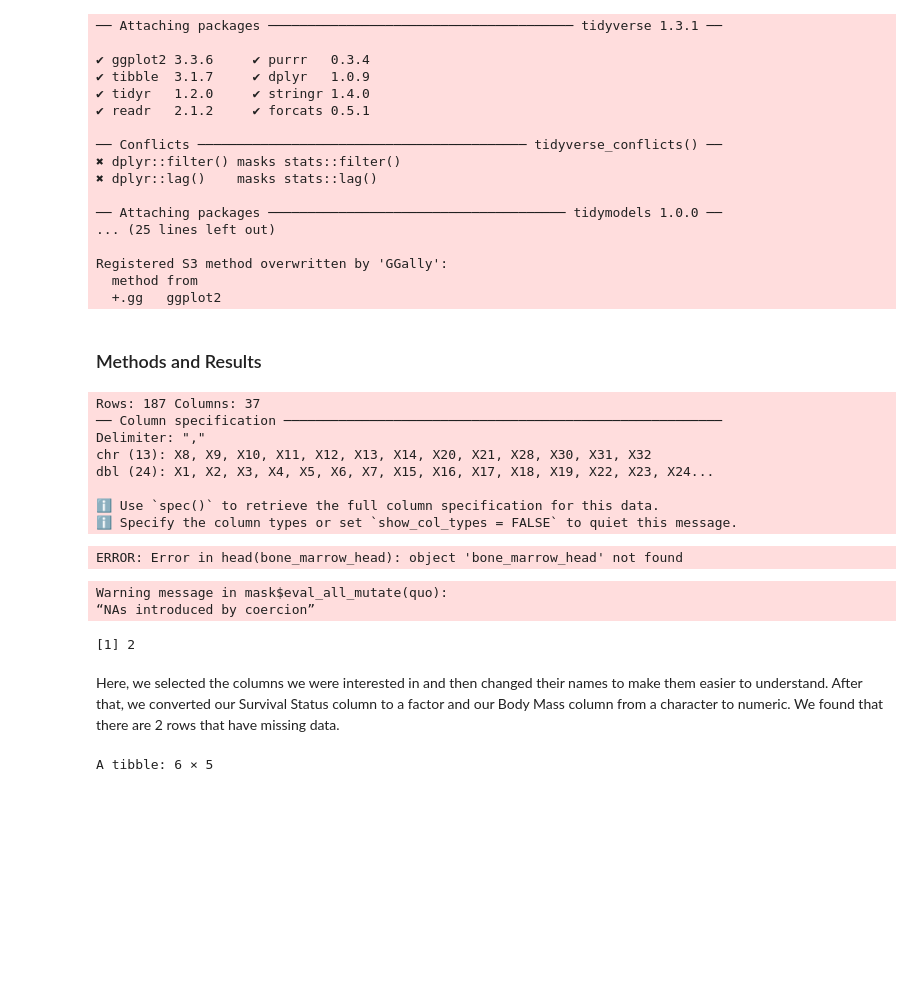
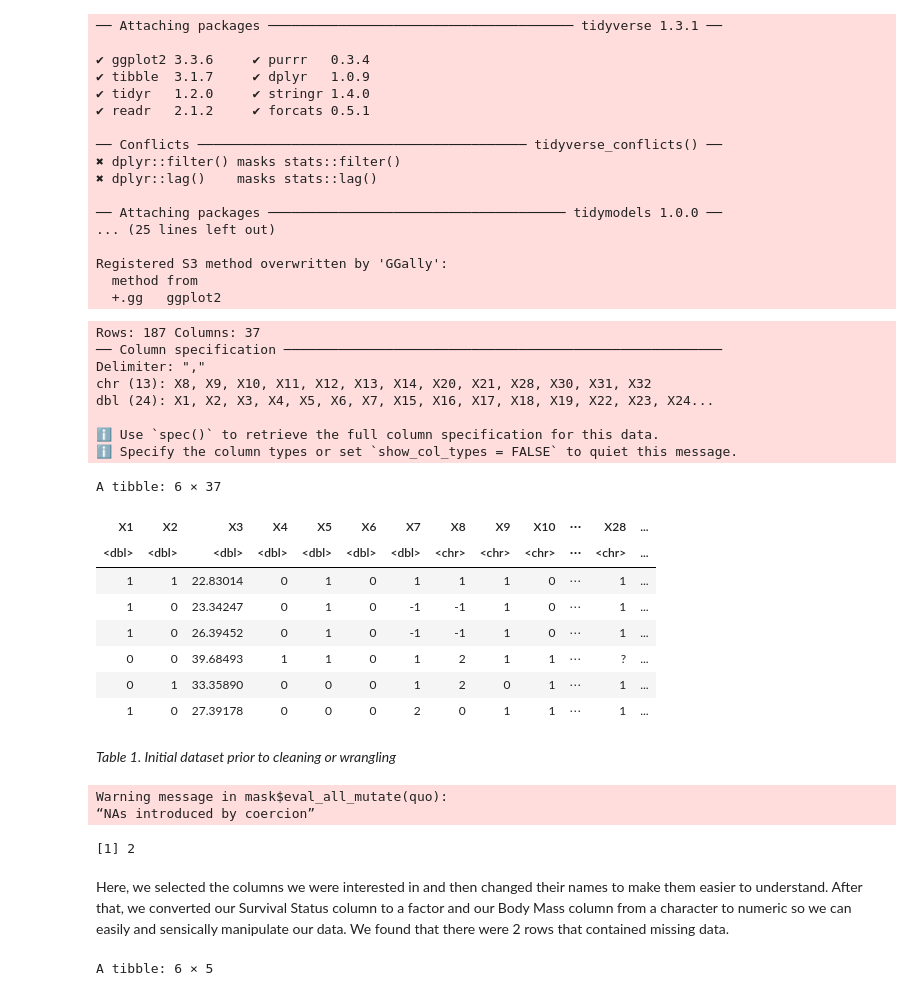
Before and after one commit to rishiiii3/dsci-100-2023S-group-67, a Jupyter notebook: Bone Marrow Analysis.ipynb, the cells around one changed output. Drawn from its saved outputs; the diff is of its cells as text; code cells hidden in the pictures; blank space fills up the shorter version.

```diff
--- a/Bone Marrow Analysis.ipynb
+++ b/Bone Marrow Analysis.ipynb
@@ -40,24 +41,32 @@ set.seed(10)
 Registered S3 method overwritten by 'GGally':
   method from
   +.gg   ggplot2
-# %% [markdown]
-### Methods and Results
 # %%
 #reading the dataset into R
-set.seed(10) #to make sure that our data is reproducible
+set.seed(10) #to ensure that our data is reproducible
 bone_marrow <- read_csv("https://raw.githubusercontent.com/rishiiii3/dsci-100-2023S-group-67/main/bone-marrow.arff",
                         skip = 108, col_names = FALSE)
-head(bone_marrow_head)
+head(bone_marrow)
 # %% [output]
 Rows: 187 Columns: 37
 ── Column specification ────────────────────────────────────────────────────────
 Delimiter: ","
 chr (13): X8, X9, X10, X11, X12, X13, X14, X20, X21, X28, X30, X31, X32
 dbl (24): X1, X2, X3, X4, X5, X6, X7, X15, X16, X17, X18, X19, X22, X23, X24...
 
 ℹ Use `spec()` to retrieve the full column specification for this data.
 ℹ Specify the column types or set `show_col_types = FALSE` to quiet this message.
-ERROR: Error in head(bone_marrow_head): object 'bone_marrow_head' not found
+A tibble: 6 × 37
+| X1 | X2 | X3 | X4 | X5 | X6 | X7 | X8 | X9 | X10 | ⋯ | X28 | ... |
+| <dbl> | <dbl> | <dbl> | <dbl> | <dbl> | <dbl> | <dbl> | <chr> | <chr> | <chr> | ⋯ | <chr> | ... |
+| 1 | 1 | 22.83014 | 0 | 1 | 0 | 1 | 1 | 1 | 0 | ⋯ | 1 | ... |
+| 1 | 0 | 23.34247 | 0 | 1 | 0 | -1 | -1 | 1 | 0 | ⋯ | 1 | ... |
+| 1 | 0 | 26.39452 | 0 | 1 | 0 | -1 | -1 | 1 | 0 | ⋯ | 1 | ... |
+| 0 | 0 | 39.68493 | 1 | 1 | 0 | 1 | 2 | 1 | 1 | ⋯ | ? | ... |
+| 0 | 1 | 33.35890 | 0 | 0 | 0 | 1 | 2 | 0 | 1 | ⋯ | 1 | ... |
+| 1 | 0 | 27.39178 | 0 | 0 | 0 | 2 | 0 | 1 | 1 | ⋯ | 1 | ... |
+# %% [markdown]
+*Table 1. Initial dataset prior to cleaning or wrangling*
 # %%
 #cleaning and wrangling the dataset into tidy form
 bone_marrow_selected <- select(bone_marrow, X3, X23, X29, X32,X37) |>
@@ -77,7 +84,7 @@ Warning message in mask$eval_all_mutate(quo):
 “NAs introduced by coercion”
 [1] 2
 # %% [markdown]
-Here, we selected the columns we were interested in and then changed their names to make them easier to understand. After that, we converted our Survival Status column to a factor and our Body Mass column from a character to numeric. We found that there are 2 rows that have missing data.
+Here, we selected the columns we were interested in and then changed their names to make them easier to understand. After that, we converted our Survival Status column to a factor and our Body Mass column from a character to numeric so we can easily and sensically manipulate our data. We found that there were 2 rows that contained missing data.
 # %%
 bone_marrow_clean <- bone_marrow_selected |> drop_na(Donor_Age:Survival_Status)
 head(bone_marrow_clean)
```
Also changed, not shown: parts of 25 cells of this notebook.
